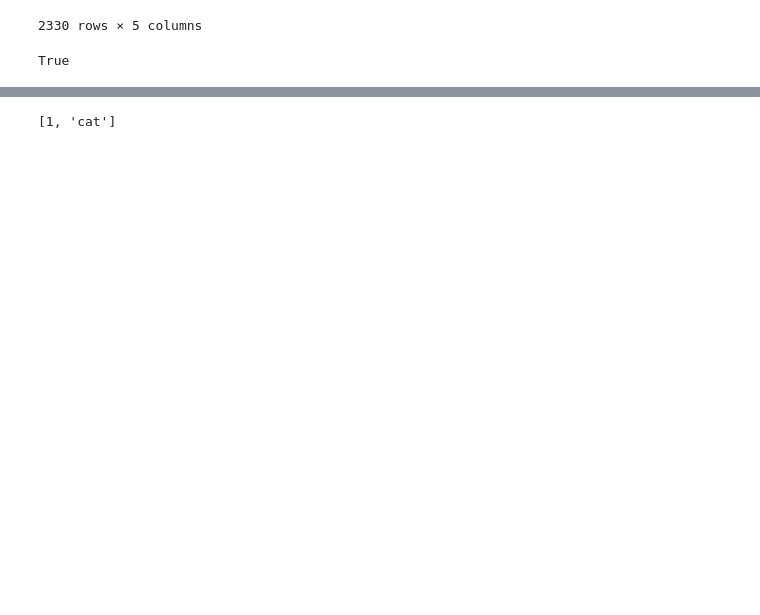
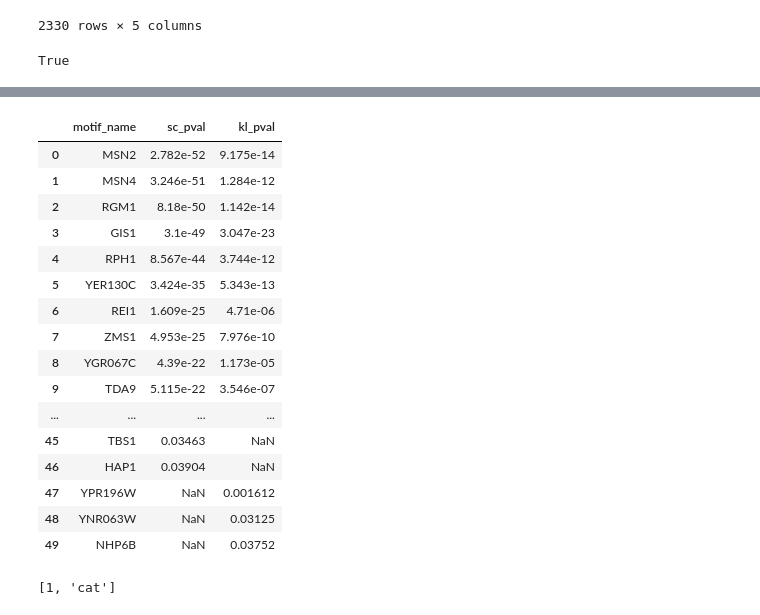
Before and after one commit to heineike02/yeast_esr_expression_analysis, a Jupyter notebook: scripts/kl_pka_motif_analysis.ipynb, the cells around one changed output, grey strips where cells are left out. Cells and saved outputs as stored; diff of their text form; code cells hidden in the pictures; blank space fills up the shorter version.

```diff
--- a/scripts/kl_pka_motif_analysis.ipynb
+++ b/scripts/kl_pka_motif_analysis.ipynb
@@ -197,6 +264,9 @@ kl_promoters_new.to_pickle(base_dir + "\expression_data\kl_promoters\kl_promoter
 # %%
-#Upload the promoter database.
+#Upload the KL promoter database.
 kl_promoters = pd.read_pickle(base_dir + "\expression_data\kl_promoters\kl_promoters.pkl")
+
+#Upload the SC promoter database.
+sc_promoters = pd.read_pickle(base_dir + "\expression_data\sc_promoters\sc_promoters.pkl")
 # %%
 #Make a fasta file of all promoters to use as a null model
 
@@ -239,0 +552,69 @@ u'ATGTCTGACGTTGAAGAAGTCCAACAAGTCCCAGTCGCTGAATTGACCATCGAAGATGCCCTAAAGGTCGTCTTGAGA
+# %%
+# build a dictionary to map TF name to Jaspar motif number
+
+fname = base_dir + '\expression_data\kl_promoters\\JASPAR_CORE_2016_fungi.meme'
+
+motif_dict = {}
+with open(fname,'r') as f:
+    for line in f:
+        if line != '\n':
+            if line.split()[0]=='MOTIF':
+                motif_dict[line.split()[1]]=line.split()[2]
+# %%
+# Parse an AME output file
+# Try again and get xml output
+fname = base_dir + '\expression_data\kl_PKA_as_20160824\\ame_20170209_klact2p0_v_all_default.txt'
+
+motif_name_list = []
+pval_list = []
+with open(fname,'r') as f:
+    for jj in range(1,13):
+        f.next()
+    for line in f:
+        #Add motif name
+        motif_id = line.split()[5]
+        motif_name_list.append(motif_dict[motif_id])
+        #Add two tailed corrected p-value to list (why two tailed? what is U-value? What is corrected p-Value?)
+        pval_list.append(line.split()[-1][0:-1])
+
+
+kl_act_ame_dict = {"motif_name": motif_name_list, "kl_pval":pval_list}
+kl_act_ame = pd.DataFrame.from_dict(kl_act_ame_dict)
+
+fname = base_dir + '\expression_data\kl_PKA_as_20160824\\ame_20170214_scact2p0_v_all_default.txt'
+
+motif_name_list = []
+pval_list = []
+with open(fname,'r') as f:
+    for jj in range(1,13):
+        f.next()
+    for line in f:
+        #Add motif name
+        motif_id = line.split()[5]
+        motif_name_list.append(motif_dict[motif_id])
+        #Add two tailed corrected p-value to list (why two tailed? what is U-value? What is corrected p-Value?)
+        pval_list.append(line.split()[-1][0:-1])
+
+sc_act_ame_dict = {"motif_name": motif_name_list, "sc_pval":pval_list}
+sc_act_ame = pd.DataFrame.from_dict(sc_act_ame_dict)
+
+act_ame = sc_act_ame.merge(kl_act_ame, on = "motif_name", how = "outer")
+act_ame
+# %% [output]
+|  | motif_name | sc_pval | kl_pval |
+| 0 | MSN2 | 2.782e-52 | 9.175e-14 |
+| 1 | MSN4 | 3.246e-51 | 1.284e-12 |
+| 2 | RGM1 | 8.18e-50 | 1.142e-14 |
+| 3 | GIS1 | 3.1e-49 | 3.047e-23 |
+| 4 | RPH1 | 8.567e-44 | 3.744e-12 |
+| 5 | YER130C | 3.424e-35 | 5.343e-13 |
+| 6 | REI1 | 1.609e-25 | 4.71e-06 |
+| 7 | ZMS1 | 4.953e-25 | 7.976e-10 |
+| 8 | YGR067C | 4.39e-22 | 1.173e-05 |
+| 9 | TDA9 | 5.115e-22 | 3.546e-07 |
+| ... | ... | ... | ... |
+| 45 | TBS1 | 0.03463 | NaN |
+| 46 | HAP1 | 0.03904 | NaN |
+| 47 | YPR196W | NaN | 0.001612 |
+| 48 | YNR063W | NaN | 0.03125 |
+| 49 | NHP6B | NaN | 0.03752 |
```
Also changed, not shown: parts of 18 cells of this notebook, 5 other files.
